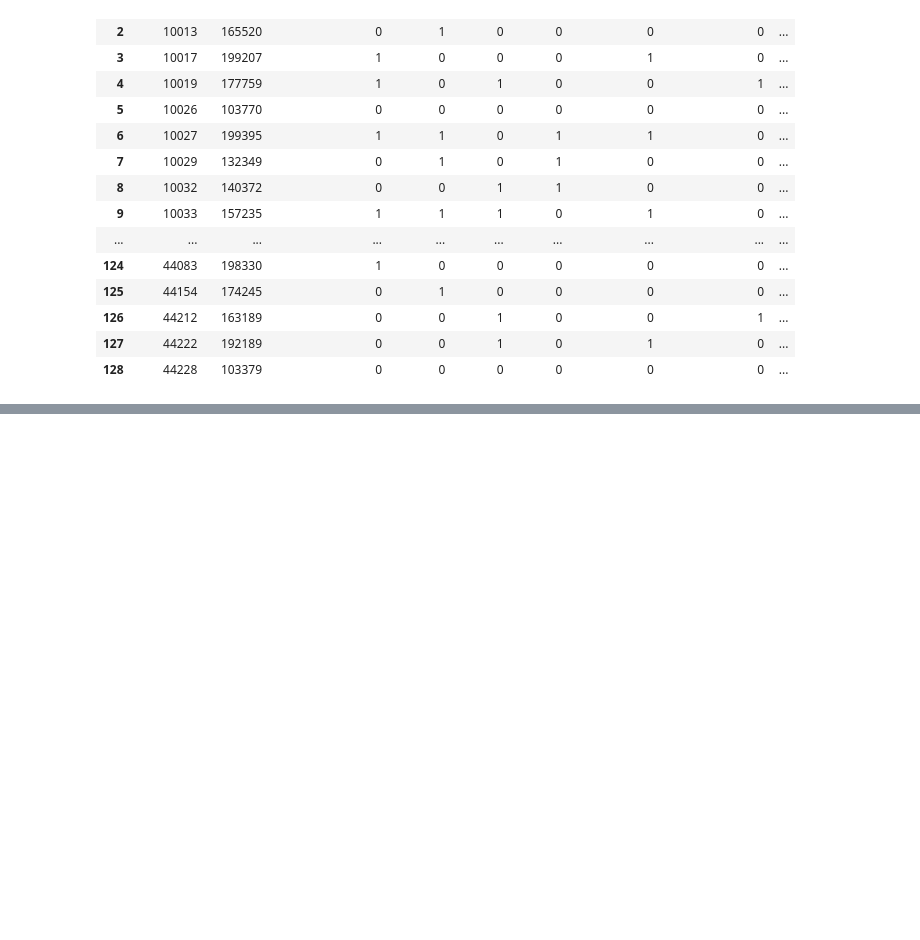
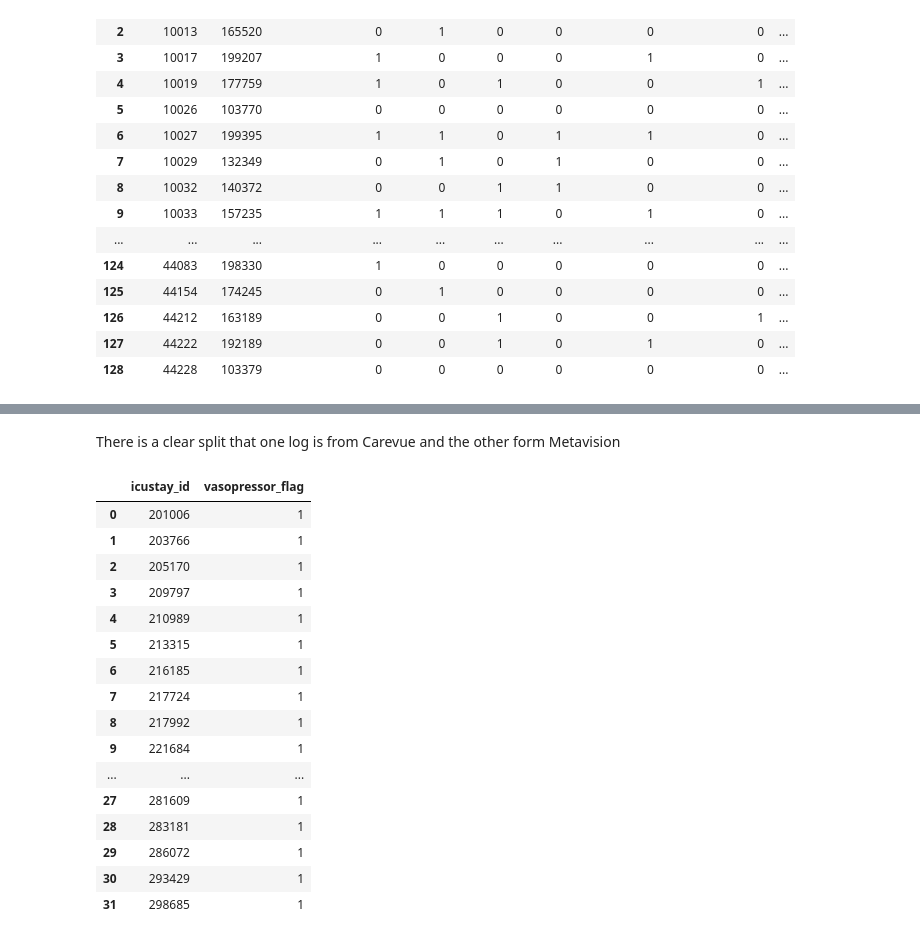
Before and after one commit to cristopher-d-delgado/clinical_intelligence, a Jupyter notebook: notebooks/eda.ipynb, the cells around one changed output, grey strips where cells are left out. Drawn from its saved outputs; the diff is of its cells as text; code cells hidden in the pictures; blank space fills up the shorter version.

```diff
--- a/notebooks/eda.ipynb
+++ b/notebooks/eda.ipynb
@@ -925,3 +1039,45 @@ GROUP BY d.subject_id, d.hadm_id;
+# %% [markdown]
+There is a clear split that one log is from Carevue and the other form Metavision
+# %%
+pd.read_sql("""
+    SELECT DISTINCT icustay_id, 1 AS vasopressor_flag
+    FROM inputevents_cv
+    WHERE itemid IN (
+        4501, 5805, 30042, 30306, 5329, 30043, 30307,  -- Dopamine/Dobutamine CareVue
+        30044, 30309, 30119,                             -- Epinephrine CareVue
+        1222, 2765, 42802, 2561, 2248, 6255, 2445,      -- Vasopressin CareVue
+        30051, 7341, 5747, 3112, 1136, 2334, 1327,      -- Others CareVue
+        42273
+    )
+    UNION
+    SELECT DISTINCT icustay_id, 1 AS vasopressor_flag
+    FROM inputevents_mv
+    WHERE itemid IN (
+        221653,  -- Dobutamine Metavision
+        221662,  -- Dopamine Metavision
+        221289,  -- Epinephrine Metavision
+        221906,  -- Norepinephrine Metavision
+        222315   -- Vasopressin Metavision
+    )
+""", conn)
+# %% [output]
+|  | icustay_id | vasopressor_flag |
+| 0 | 201006 | 1 |
+| 1 | 203766 | 1 |
+| 2 | 205170 | 1 |
+| 3 | 209797 | 1 |
+| 4 | 210989 | 1 |
+| 5 | 213315 | 1 |
+| 6 | 216185 | 1 |
+| 7 | 217724 | 1 |
+| 8 | 217992 | 1 |
+| 9 | 221684 | 1 |
+| ... | ... | ... |
+| 27 | 281609 | 1 |
+| 28 | 283181 | 1 |
+| 29 | 286072 | 1 |
+| 30 | 293429 | 1 |
+| 31 | 298685 | 1 |
 # %%
 
 # # Register views from features.sql file
```
Also changed, not shown: parts of 8 cells of this notebook.
